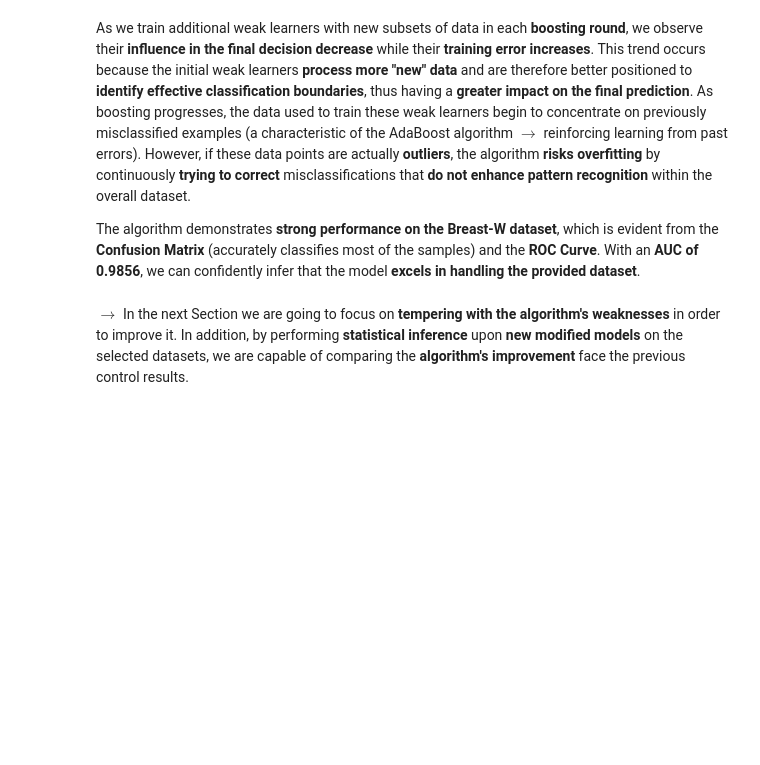
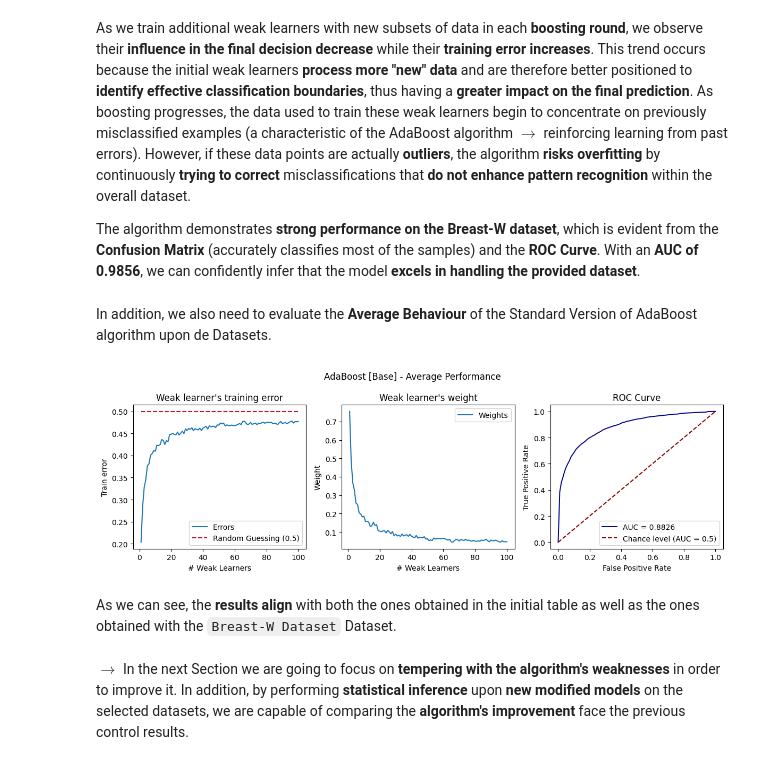
Before and after one commit to EstevesX10/ML1-AdaBoost-Analysis-Optimization, a Jupyter notebook: AdaBoost/AdaBoost.ipynb, the cells around one changed output. Drawn from its saved outputs; the diff is of its cells as text; code cells hidden in the pictures; blank space fills up the shorter version.

```diff
--- a/AdaBoost/AdaBoost.ipynb
+++ b/AdaBoost/AdaBoost.ipynb
@@ -317,6 +317,21 @@ Plot_Model_Stats(ab, X_test, y_test, "AdaBoost [Base] Performance (Breast-W Data
 As we train additional weak learners with new subsets of data in each **boosting round**, we observe their **influence in the final decision decrease** while their **training error increases**. This trend occurs because the initial weak learners **process more "new" data** and are therefore better positioned to **identify effective classification boundaries**, thus having a **greater impact on the final prediction**. As boosting progresses, the data used to train these weak learners begin to concentrate on previously misclassified examples (a characteristic of the AdaBoost algorithm $\rightarrow$ reinforcing learning from past errors). However, if these data points are actually **outliers**, the algorithm **risks overfitting** by continuously **trying to correct** misclassifications that **do not enhance pattern recognition** within the overall dataset.
 
 The algorithm demonstrates **strong performance on the Breast-W dataset**, which is evident from the **Confusion Matrix** (accurately classifies most of the samples) and the **ROC Curve**. With an **AUC of 0.9856**, we can confidently infer that the model **excels in handling the provided dataset**.
+# %% [markdown]
+In addition, we also need to evaluate the **Average Behaviour** of the Standard Version of AdaBoost algorithm upon de Datasets.
+# %%
+AVERAGE_BASE_RESULTS = './Experimental Results/AdaBoost_Base_Average_Results'
+try:
+    Average_Base_Results = Load_json_file(AVERAGE_BASE_RESULTS + '.json')
+except:
+    Average_Base_Results = Calculate_Average_Models_Stats(my_tasks, [AdaBoost])
+    Save_json_file(Average_Base_Results, AVERAGE_BASE_RESULTS + '.json')
+
+Plot_Average_Model_Stats(Average_Base_Results, AdaBoost().__name__, Title="AdaBoost [Base] - Average Performance")
+# %% [output]
+[figure, added]
+# %% [markdown]
+As we can see, the **results align** with both the ones obtained in the initial table as well as the ones obtained with the `Breast-W Dataset` Dataset.
 # %% [markdown]
 $\rightarrow$ In the next Section we are going to focus on **tempering with the algorithm's weaknesses** in order to improve it. In addition, by performing **statistical inference** upon **new modified models** on the selected datasets, we are capable of comparing the **algorithm's improvement** face the previous control results.
 # %% [markdown]
```
Also changed, not shown: parts of 9 cells of this notebook.
